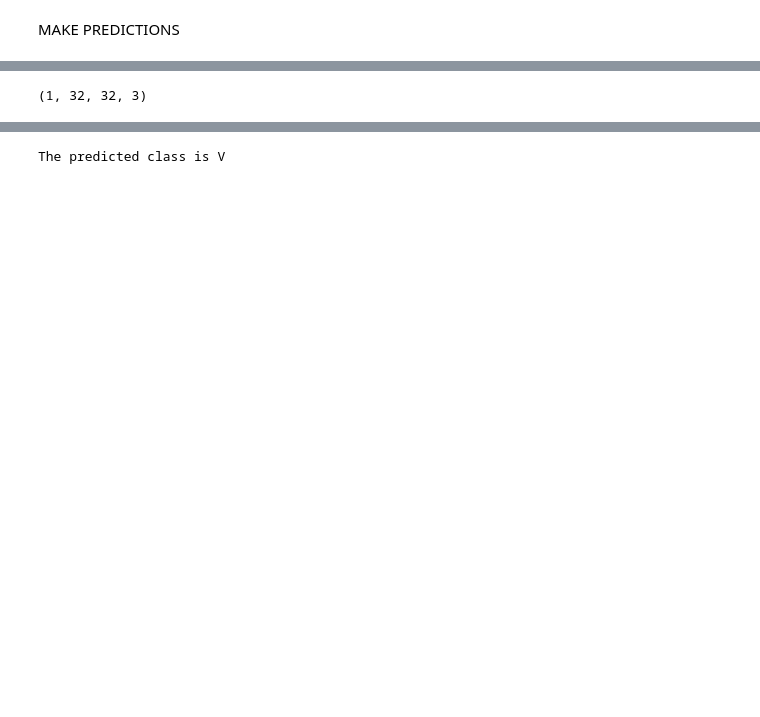
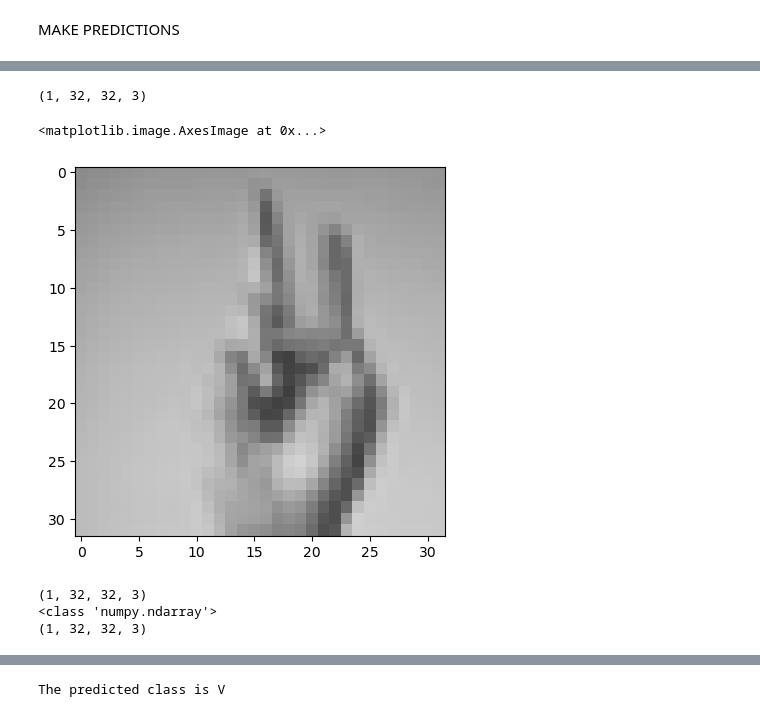
Before and after one commit to BhaveshSidhwani/ASL-recognition, a Jupyter notebook: VGG.ipynb, the cells around one changed output, grey strips where cells are left out. Cells and saved outputs as stored; diff of their text form; code cells hidden in the pictures; blank space fills up the shorter version.

```diff
--- a/VGG.ipynb
+++ b/VGG.ipynb
@@ -267,11 +273,26 @@ PIL.Image.open(str(sign[4]))
 # %%
 import cv2
 image=cv2.imread(str(sign[0]))
 image_resized= cv2.resize(image, (img_height,img_width))
 image=np.expand_dims(image_resized,axis=0)
 print(image.shape)
+# print(image)
+plt.imshow(image[0])
 # %% [output]
 (1, 32, 32, 3)
+<matplotlib.image.AxesImage at 0x...>
+[figure, added]
+# %%
+print(image.shape)
+print(type(image))
+l=[]
+l.append(image[0])
+l=np.array(l)
+print(l.shape)
+# %% [output]
+(1, 32, 32, 3)
+<class 'numpy.ndarray'>
+(1, 32, 32, 3)
 # %%
 pred=resnet_model.predict(image)
 print(pred)
```
Also changed, not shown: parts of 15 cells of this notebook.
